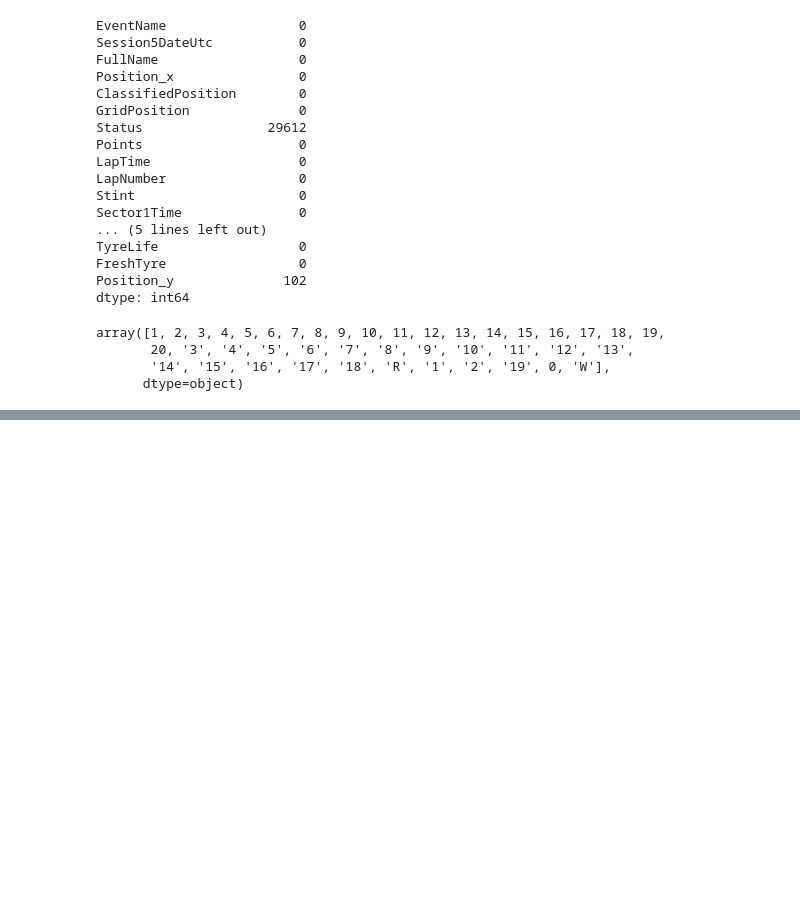
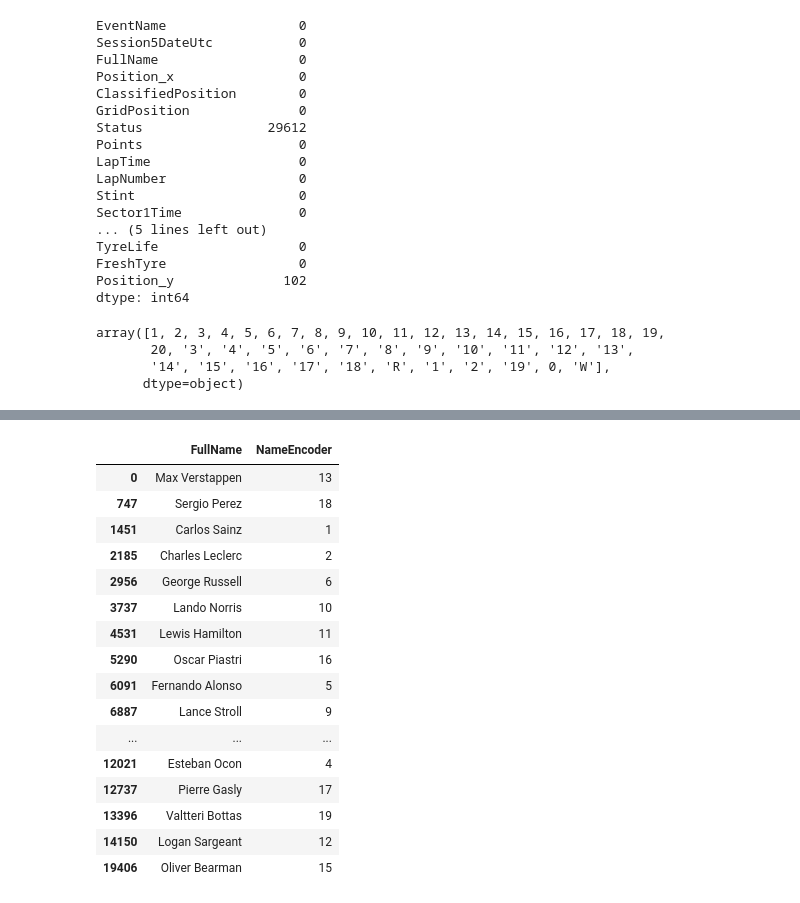
Before and after one commit to caiolacerdamt/f1-project, a Jupyter notebook: etl_pre_process.ipynb, the cells around one changed output, grey strips where cells are left out. Cells and saved outputs as stored; diff of their text form; code cells hidden in the pictures; blank space fills up the shorter version.

```diff
--- a/predict_win.ipynb
+++ b/etl_pre_process.ipynb
@@ -567,0 +429,22 @@ spa.laps
+# %%
+encoder_combination = df[["FullName", "NameEncoder"]].drop_duplicates()
+# %%
+encoder_combination
+# %% [output]
+|  | FullName | NameEncoder |
+| 0 | Max Verstappen | 13 |
+| 747 | Sergio Perez | 18 |
+| 1451 | Carlos Sainz | 1 |
+| 2185 | Charles Leclerc | 2 |
+| 2956 | George Russell | 6 |
+| 3737 | Lando Norris | 10 |
+| 4531 | Lewis Hamilton | 11 |
+| 5290 | Oscar Piastri | 16 |
+| 6091 | Fernando Alonso | 5 |
+| 6887 | Lance Stroll | 9 |
+| ... | ... | ... |
+| 12021 | Esteban Ocon | 4 |
+| 12737 | Pierre Gasly | 17 |
+| 13396 | Valtteri Bottas | 19 |
+| 14150 | Logan Sargeant | 12 |
+| 19406 | Oliver Bearman | 15 |
```
Also changed, not shown: parts of 77 cells of this notebook, 2 other files.
